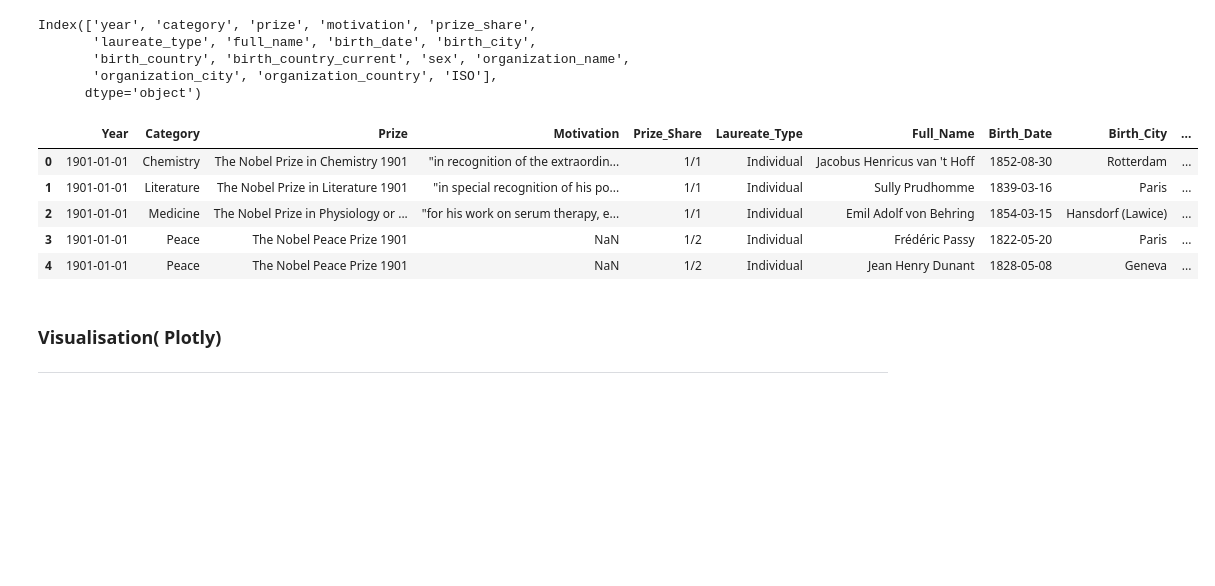
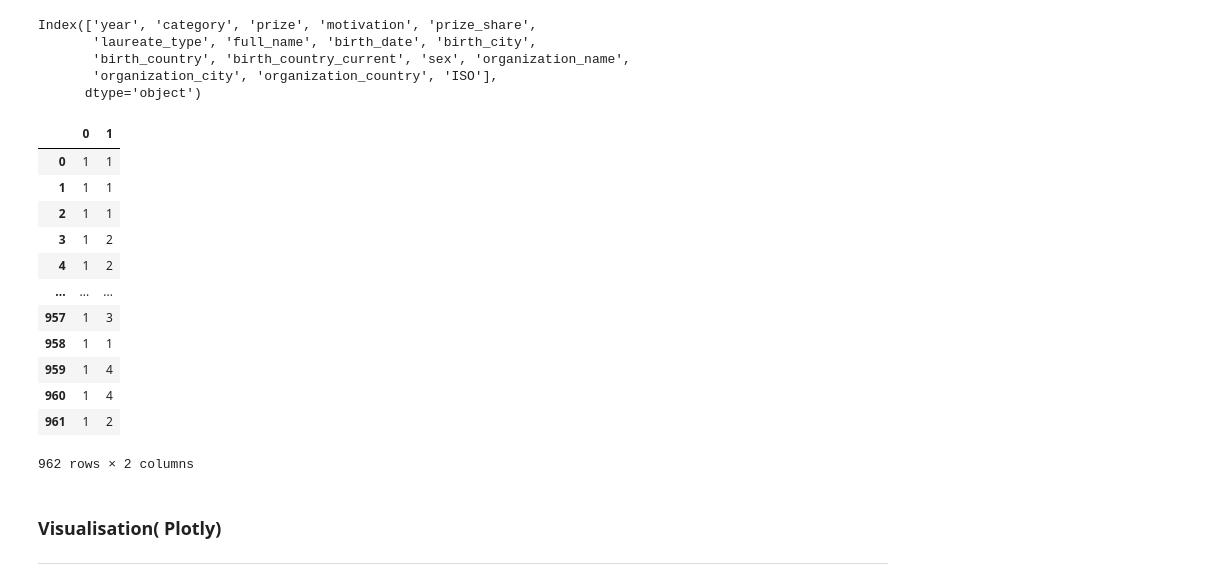
Before and after one commit to shane-221/Python_Basics, a Jupyter notebook: 09_Advanced-Data_Analysis(Pandas-Plotly-Seaborn)/79_Matplotlib_Pandas_Seaborn/main.ipynb, the cells around one changed output. Saved outputs shown, nothing was run; the diff lists cells and outputs as text; code cells hidden in the pictures; blank space fills up the shorter version.

```diff
--- a/09_Advanced-Data_Analysis(Pandas-Plotly-Seaborn)/79_Matplotlib_Pandas_Seaborn/main.ipynb
+++ b/09_Advanced-Data_Analysis(Pandas-Plotly-Seaborn)/79_Matplotlib_Pandas_Seaborn/main.ipynb
@@ -47,39 +47,47 @@ df.rename(columns= {'year': "Year",
                     'category':"Category",
                     'prize': "Prize",
                     'motivation':" Motivation",
                     'prize_share':"Prize_Share",
                     'laureate_type':"Laureate_Type",
                     'full_name' :"Full_Name",
                     'birth_date':"Birth_Date",
                     'birth_city':"Birth_City",
                     'birth_country':"Birth_Country",
                     'birth_country_current':"Birth Country_Current",
                     'sex':"Sex",
                     'organization_name':"Organization_Name",
                     'organization_city':"Organisation_City",
                     'organization_country':"Organisation_Country",
                     'ISO':"ISO"}, inplace=True)
 
 
 df["Year"] = pd.to_datetime(df["Year"].astype(str), format="%Y")
 
 
 
 values = df["Prize_Share"].str.split("/", expand=True)      # Split the values horizontally
 numerator= pd.to_numeric(values[0])
 denominator= pd.to_numeric(values[1])
 share_pct:float                                             # assignment of float
 share_pct =numerator/denominator
 df["Share_Pct"] =share_pct                                  # Saved into a new column.
 #
 df.head()
+values
 # %% [output]
-|  | Year | Category | Prize | Motivation | Prize_Share | Laureate_Type | Full_Name | Birth_Date | Birth_City | ... |
-| 0 | 1901-01-01 | Chemistry | The Nobel Prize in Chemistry 1901 | "in recognition of the extraordin... | 1/1 | Individual | Jacobus Henricus van 't Hoff | 1852-08-30 | Rotterdam | ... |
-| 1 | 1901-01-01 | Literature | The Nobel Prize in Literature 1901 | "in special recognition of his po... | 1/1 | Individual | Sully Prudhomme | 1839-03-16 | Paris | ... |
-| 2 | 1901-01-01 | Medicine | The Nobel Prize in Physiology or ... | "for his work on serum therapy, e... | 1/1 | Individual | Emil Adolf von Behring | 1854-03-15 | Hansdorf (Lawice) | ... |
-| 3 | 1901-01-01 | Peace | The Nobel Peace Prize 1901 | NaN | 1/2 | Individual | Frédéric Passy | 1822-05-20 | Paris | ... |
-| 4 | 1901-01-01 | Peace | The Nobel Peace Prize 1901 | NaN | 1/2 | Individual | Jean Henry Dunant | 1828-05-08 | Geneva | ... |
+|  | 0 | 1 |
+| 0 | 1 | 1 |
+| 1 | 1 | 1 |
+| 2 | 1 | 1 |
+| 3 | 1 | 2 |
+| 4 | 1 | 2 |
+| ... | ... | ... |
+| 957 | 1 | 3 |
+| 958 | 1 | 1 |
+| 959 | 1 | 4 |
+| 960 | 1 | 4 |
+| 961 | 1 | 2 |
+962 rows × 2 columns
 # %% [markdown]
 ### Visualisation( Plotly)
 ---
```
Also changed, not shown: parts of 2 cells of this notebook, 2 other files.
